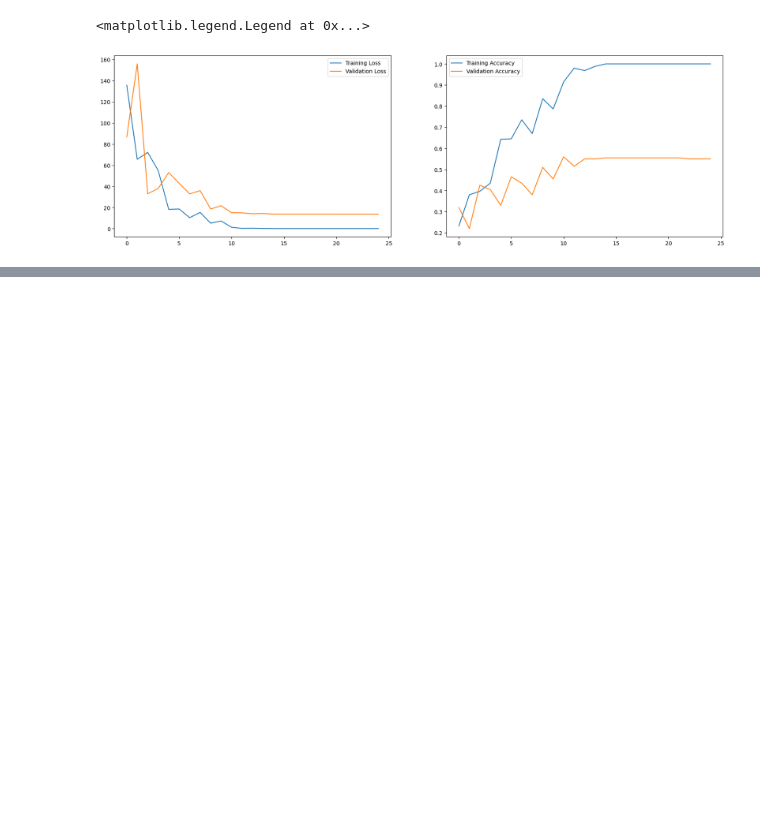
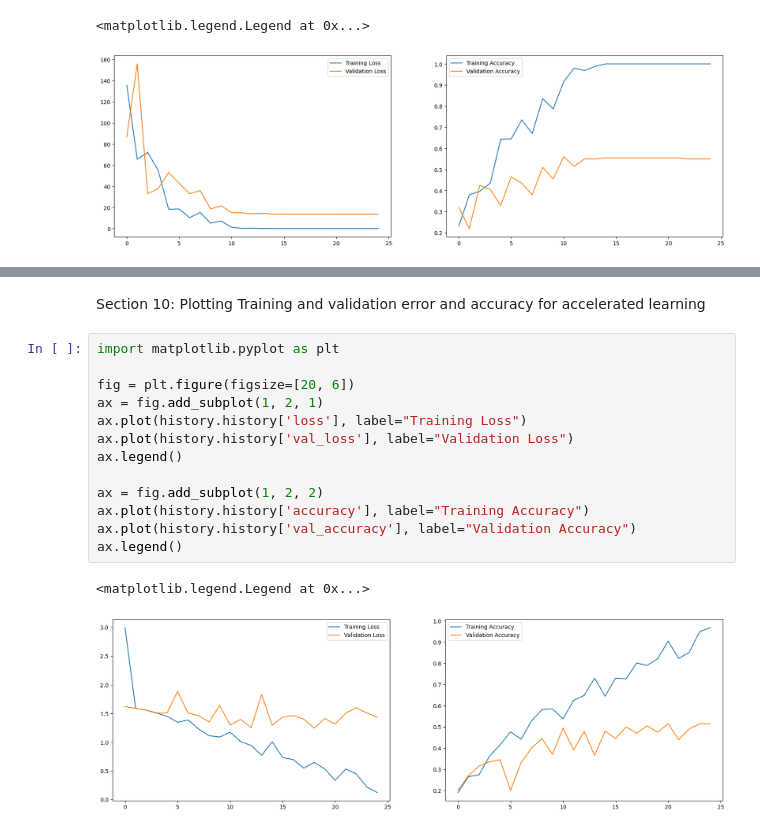
Before and after one commit to krismac12/CAB_320_assignement2, a Jupyter notebook: transfer_training.ipynb, the cells around one changed output, grey strips where cells are left out. Drawn from its saved outputs; the diff is of its cells as text; blank space fills up the shorter version.

Commit message:
added accelerated learning

```diff
--- a/transfer_training.ipynb
+++ b/transfer_training.ipynb
@@ -153,0 +216,18 @@ ax.legend()
+# %% [markdown]
+Section 10: Plotting Training and validation error and accuracy for accelerated learning
+# %%
+import matplotlib.pyplot as plt
+
+fig = plt.figure(figsize=[20, 6])
+ax = fig.add_subplot(1, 2, 1)
+ax.plot(history.history['loss'], label="Training Loss")
+ax.plot(history.history['val_loss'], label="Validation Loss")
+ax.legend()
+
+ax = fig.add_subplot(1, 2, 2)
+ax.plot(history.history['accuracy'], label="Training Accuracy")
+ax.plot(history.history['val_accuracy'], label="Validation Accuracy")
+ax.legend()
+# %% [output]
+<matplotlib.legend.Legend at 0x...>
+[figure, added]
```
Also changed, not shown: parts of 5 cells of this notebook.
